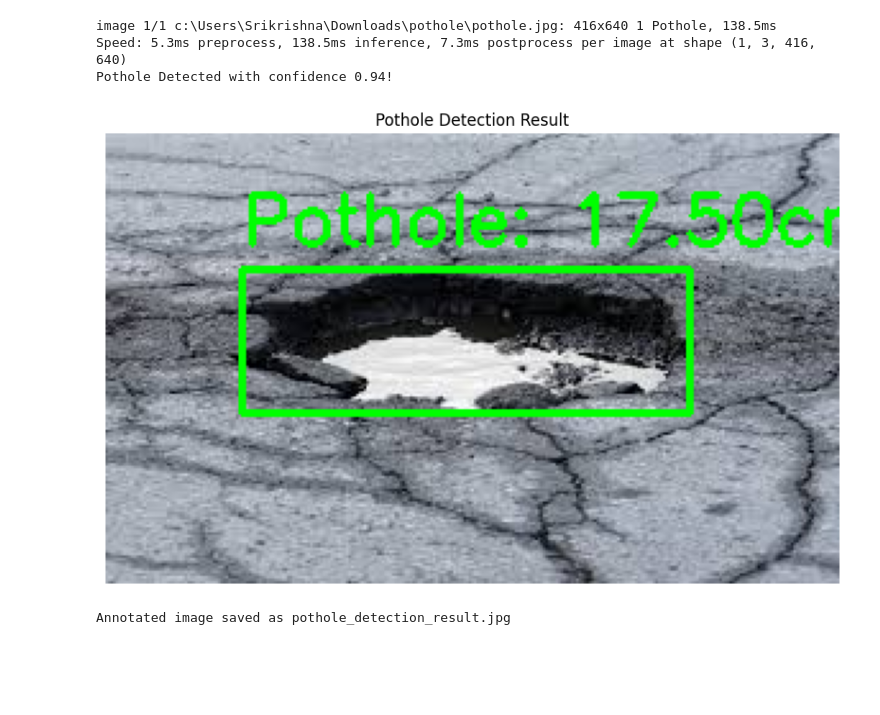
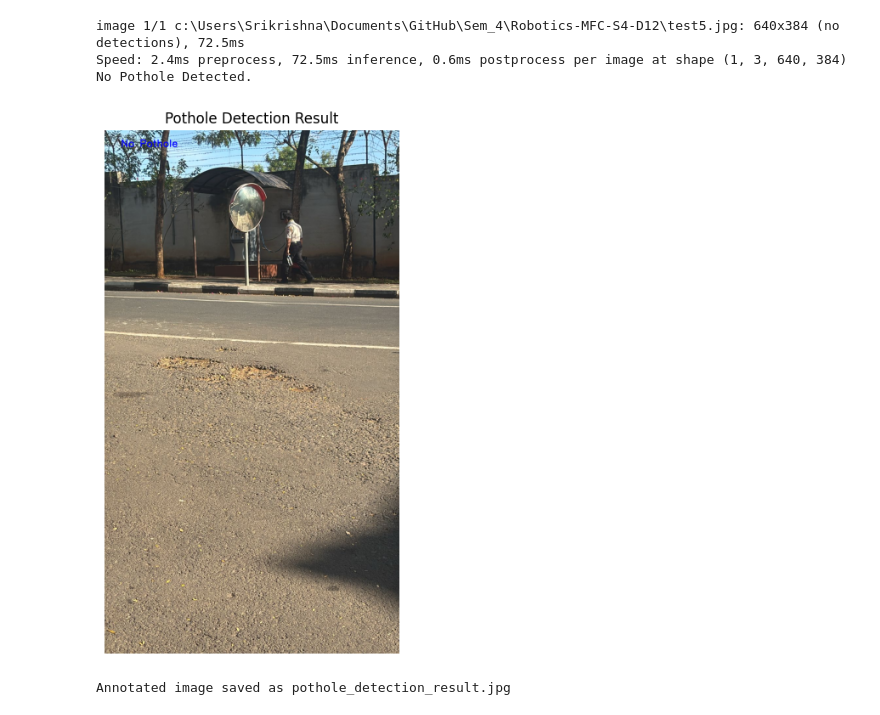
Before and after one commit to SilentByte4096/Robotics-MFC-S4-D12, a Jupyter notebook: test.ipynb, the cells around one changed output. Cells and saved outputs as stored; diff of their text form; code cells hidden in the pictures; blank space fills up the shorter version.

```diff
--- a/test.ipynb
+++ b/test.ipynb
@@ -146,13 +146,13 @@ def detect_potholes_in_video(model, video_path, output_path='pothole_detection_o
 model = YOLO("runs\\detect\\train2\\weights\\best.pt")
 # %%
 # Process a single image
-image_path = 'pothole.jpg'
+image_path = 'test5.jpg'
 detect_pothole_in_image(model, image_path, scale_factor=0.1, grid_size=10)
 # %% [output]
-image 1/1 c:\Users\Srikrishna\Downloads\pothole\pothole.jpg: 416x640 1 Pothole, 138.5ms
-Speed: 5.3ms preprocess, 138.5ms inference, 7.3ms postprocess per image at shape (1, 3, 416, 640)
-Pothole Detected with confidence 0.94!
+image 1/1 c:\Users\Srikrishna\Documents\GitHub\Sem_4\Robotics-MFC-S4-D12\test5.jpg: 640x384 (no detections), 72.5ms
+Speed: 2.4ms preprocess, 72.5ms inference, 0.6ms postprocess per image at shape (1, 3, 640, 384)
+No Pothole Detected.
-[figure, old version]
+[figure, new version]
 Annotated image saved as pothole_detection_result.jpg
 # %%
 # Process a video
```
Also changed, not shown: parts of 1 cell of this notebook, 8 other files.
